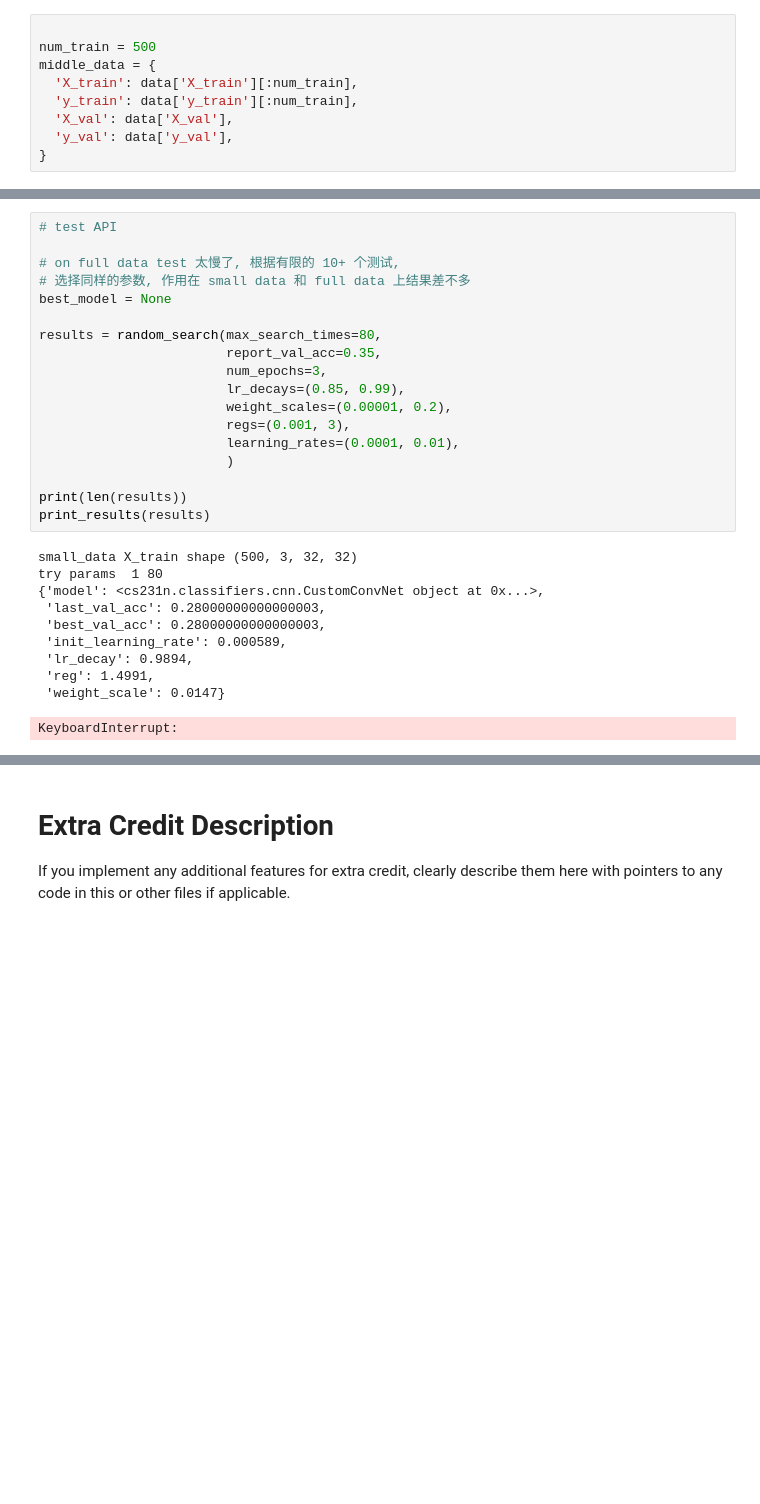
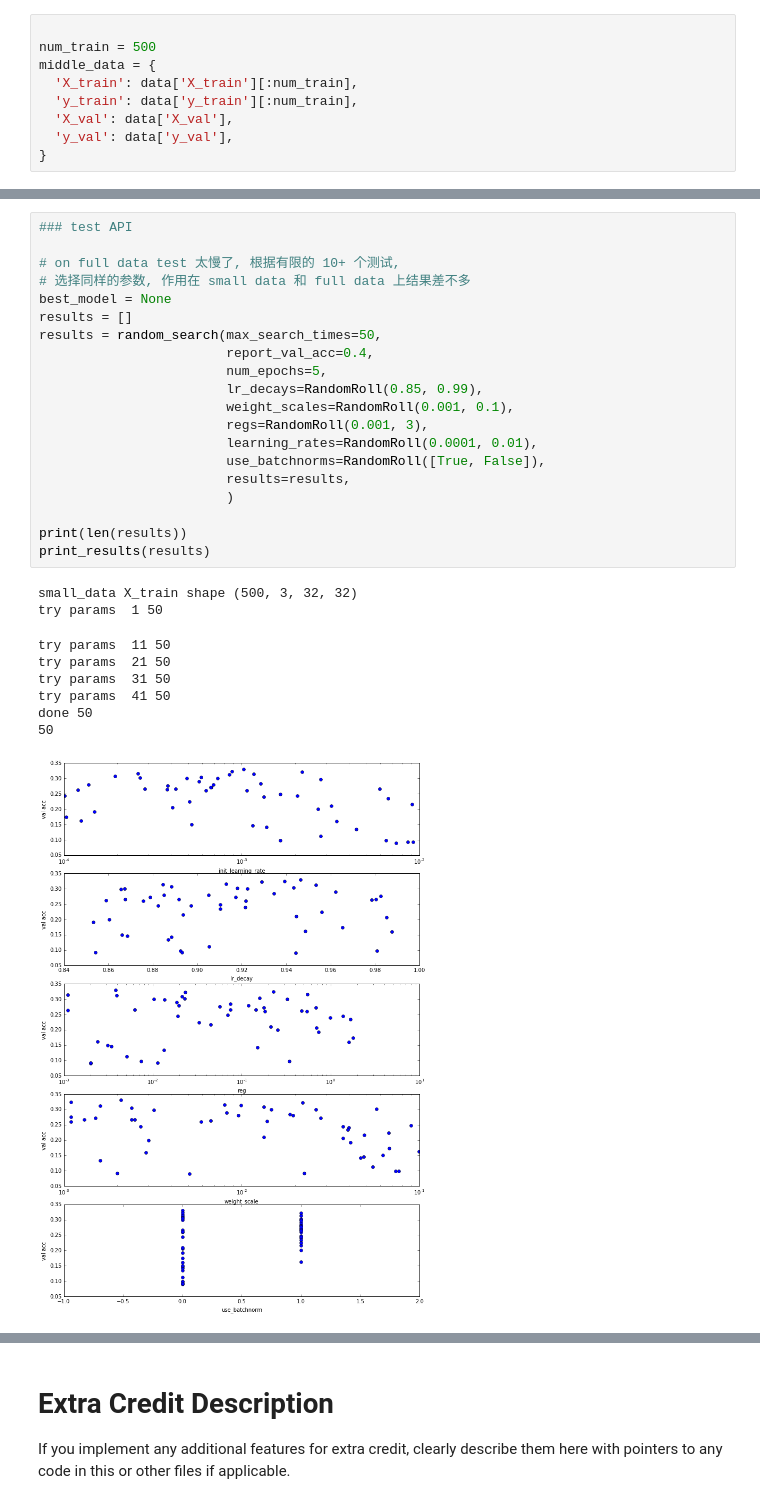
Before and after one commit to probe301/kaggle, a Jupyter notebook: CS231n_assignment2/ConvolutionalNetworks.ipynb, the cells around one changed output, grey strips where cells are left out. Cells and saved outputs as stored; diff of their text form; blank space fills up the shorter version.

Commit message:
tuning CustomLayersConvNet out of memory

```diff
--- a/CS231n_assignment2/ConvolutionalNetworks.ipynb
+++ b/CS231n_assignment2/ConvolutionalNetworks.ipynb
@@ -875,31 +895,32 @@ def print_solver(solver):
   plt.gcf().set_size_inches(15, 12)
   plt.show()
 # %%
-# test API
+### test API
 
 # on full data test 太慢了, 根据有限的 10+ 个测试,
 # 选择同样的参数, 作用在 small data 和 full data 上结果差不多
 best_model = None
-
-results = random_search(max_search_times=80,
-                        report_val_acc=0.35,
-                        num_epochs=3,
-                        lr_decays=(0.85, 0.99),
-                        weight_scales=(0.00001, 0.2),
-                        regs=(0.001, 3),
-                        learning_rates=(0.0001, 0.01),
+results = []
+results = random_search(max_search_times=50,
+                        report_val_acc=0.4,
+                        num_epochs=5,
+                        lr_decays=RandomRoll(0.85, 0.99),
+                        weight_scales=RandomRoll(0.001, 0.1),
+                        regs=RandomRoll(0.001, 3),
+                        learning_rates=RandomRoll(0.0001, 0.01),
+                        use_batchnorms=RandomRoll([True, False]),
+                        results=results,
                         )
 
 print(len(results))
 print_results(results)
 # %% [output]
 small_data X_train shape (500, 3, 32, 32)
-try params  1 80
-{'model': <cs231n.classifiers.cnn.CustomConvNet object at 0x...>,
- 'last_val_acc': 0.28000000000000003,
- 'best_val_acc': 0.28000000000000003,
- 'init_learning_rate': 0.000589,
- 'lr_decay': 0.9894,
- 'reg': 1.4991,
- 'weight_scale': 0.0147}
+try params  1 50
-KeyboardInterrupt:
+try params  11 50
+try params  21 50
+try params  31 50
+try params  41 50
+done 50
+50
+[figure, added]
```
Also changed, not shown: parts of 5 cells of this notebook, 1 other file.
